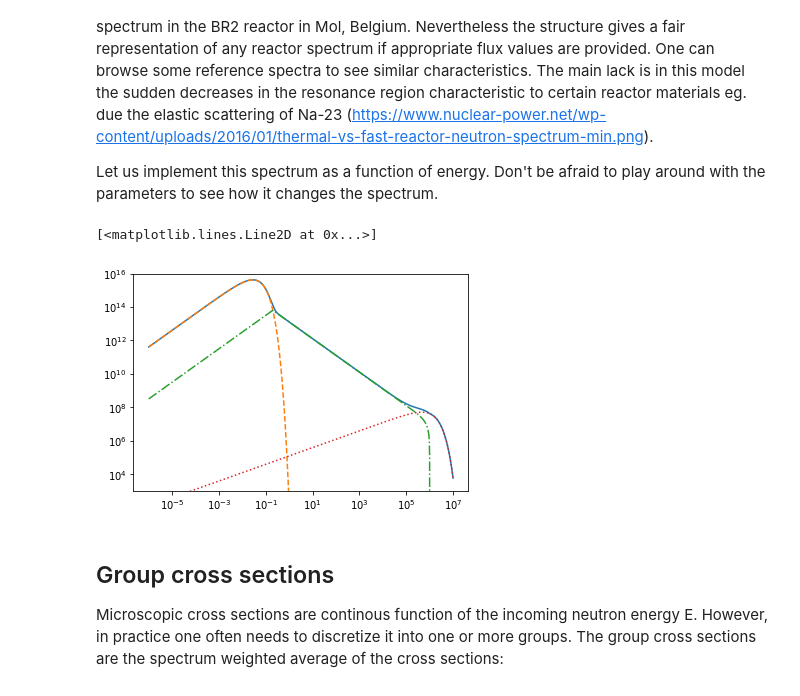
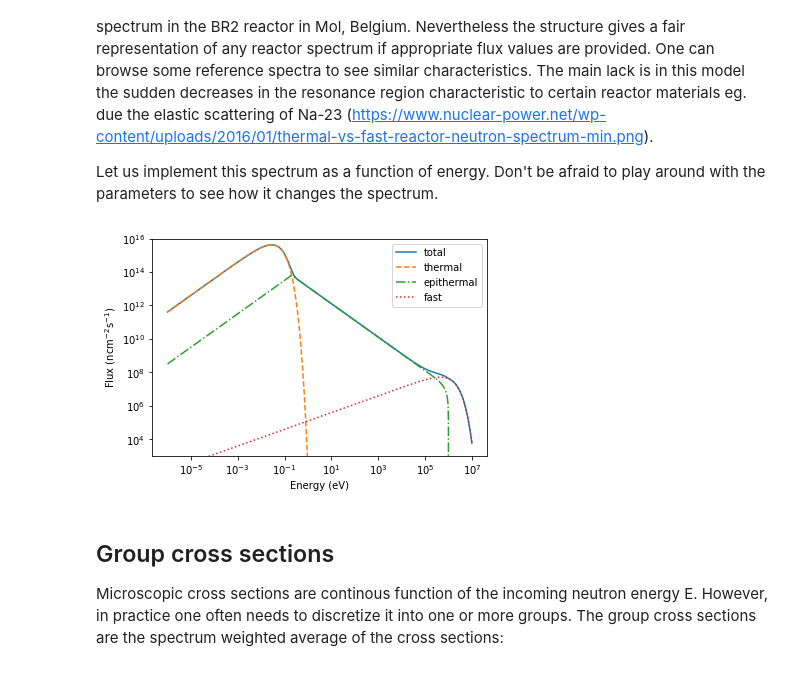
Before and after one commit to ezsolti/EnergyPhysics, a Jupyter notebook: groupXS.ipynb, the cells around one changed output. Cells and saved outputs as stored; diff of their text form; code cells hidden in the pictures.

```diff
--- a/groupXS.ipynb
+++ b/groupXS.ipynb
@@ -116,15 +116,18 @@ def getSpectrum(energy):
 # %%
 energy=np.logspace(-6,7,1000) #in eV
 spectrum,spectrumTh,spectrumEpi,spectrumFast=getSpectrum(energy)
 
-plt.loglog(energy,spectrum)
+plt.loglog(energy,spectrum,label='total')
 plt.ylim([1e3,1e16])
-plt.loglog(energy,spectrumTh,'--')
-plt.loglog(energy,spectrumEpi,'-.')
-plt.loglog(energy,spectrumFast,':')
+plt.loglog(energy,spectrumTh,'--',label='thermal')
+plt.loglog(energy,spectrumEpi,'-.',label='epithermal')
+plt.loglog(energy,spectrumFast,':',label='fast')
+plt.legend()
+plt.xlabel('Energy (eV)')
+plt.ylabel(r'Flux (ncm$^{-2}$s$^{-1}$)')
+plt.show()
 # %% [output]
-[<matplotlib.lines.Line2D at 0x...>]
-[figure, old version]
+[figure, new version]
 # %% [markdown]
 ## Group cross sections
 
```
Also changed, not shown: parts of 4 cells of this notebook.
